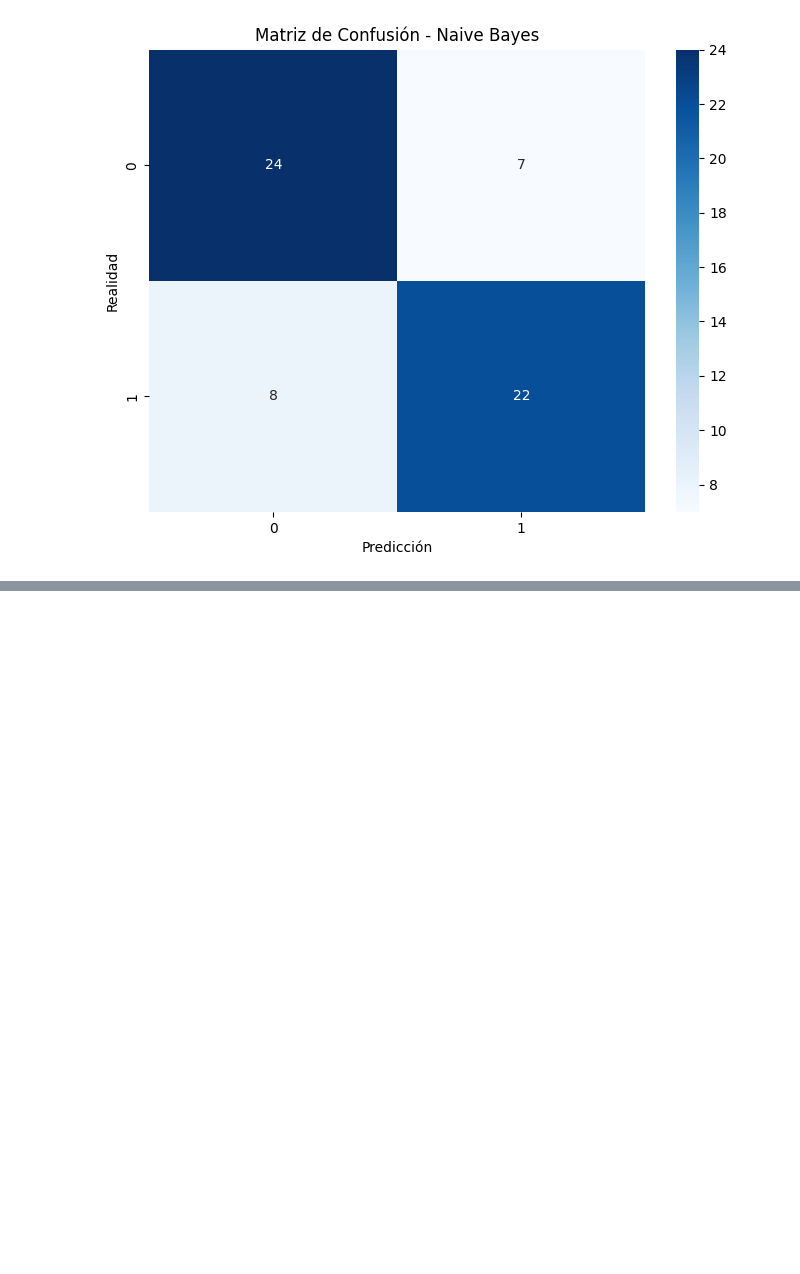
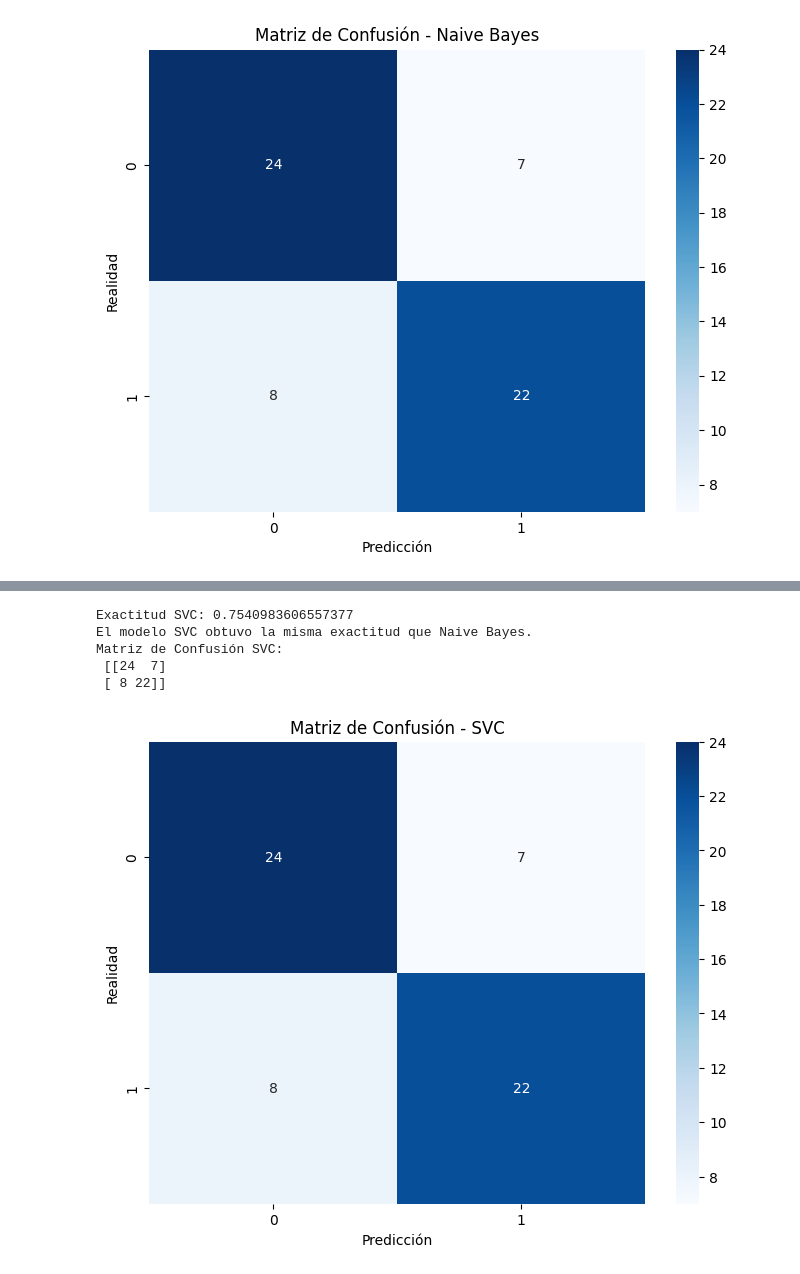
Before and after one commit to M4teoSandoval/Clase-Inteligencia-Artificiall, a Jupyter notebook: Cuaderno_8_Modelo_Naive_Bayes.ipynb, the cells around one changed output, grey strips where cells are left out. Saved outputs shown, nothing was run; the diff lists cells and outputs as text; code cells hidden in the pictures; blank space fills up the shorter version.

```diff
--- a/Cuaderno_8_Modelo_Naive_Bayes.ipynb
+++ b/Cuaderno_8_Modelo_Naive_Bayes.ipynb
@@ -456,0 +510,45 @@ plt.show()
+# %%
+# Creeme el modelo de svc y por favor calculas el acuracy y me dices si mejoro o empeoro
+
+from sklearn.svm import SVC
+
+# Crear el modelo SVC
+svc_model = SVC(kernel='linear', random_state=42)  # Puedes ajustar el kernel
+
+# Entrenar el modelo
+svc_model.fit(X_train, y_train)
+
+# Realizar predicciones
+y_pred_svc = svc_model.predict(X_test)
+
+# Evaluar el modelo
+accuracy_svc = accuracy_score(y_test, y_pred_svc)
+print("Exactitud SVC:", accuracy_svc)
+
+# Comparar con la exactitud de Naive Bayes
+if accuracy_svc > accuracy_nb:
+  print("El modelo SVC mejoró la exactitud en comparación con Naive Bayes.")
+elif accuracy_svc < accuracy_nb:
+  print("El modelo SVC empeoró la exactitud en comparación con Naive Bayes.")
+else:
+  print("El modelo SVC obtuvo la misma exactitud que Naive Bayes.")
+
+# Calcular la matriz de confusión
+conf_matrix_svc = confusion_matrix(y_test, y_pred_svc)
+print("Matriz de Confusión SVC:\n", conf_matrix_svc)
+
+# Crear el mapa de calor para la matriz de confusión de SVC
+cm_svc = confusion_matrix(y_test, y_pred_svc)
+plt.figure(figsize=(8, 6))
+sns.heatmap(cm_svc, annot=True, fmt="d", cmap="Blues", xticklabels=np.unique(y_test), yticklabels=np.unique(y_test))
+plt.title('Matriz de Confusión - SVC')
+plt.xlabel('Predicción')
+plt.ylabel('Realidad')
+plt.show()
+# %% [output]
+Exactitud SVC: 0.7540983606557377
+El modelo SVC obtuvo la misma exactitud que Naive Bayes.
+Matriz de Confusión SVC:
+ [[24  7]
+ [ 8 22]]
+[figure, added]
```
Also changed, not shown: parts of 12 cells of this notebook.
